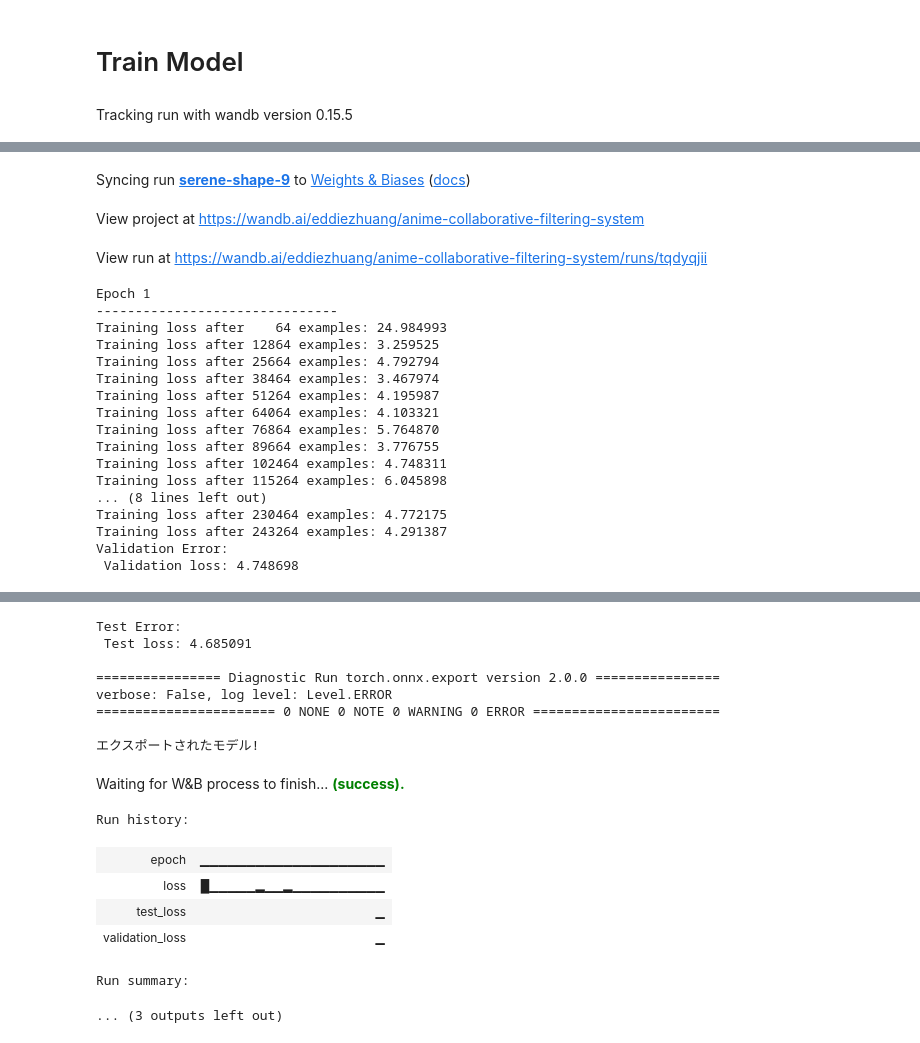
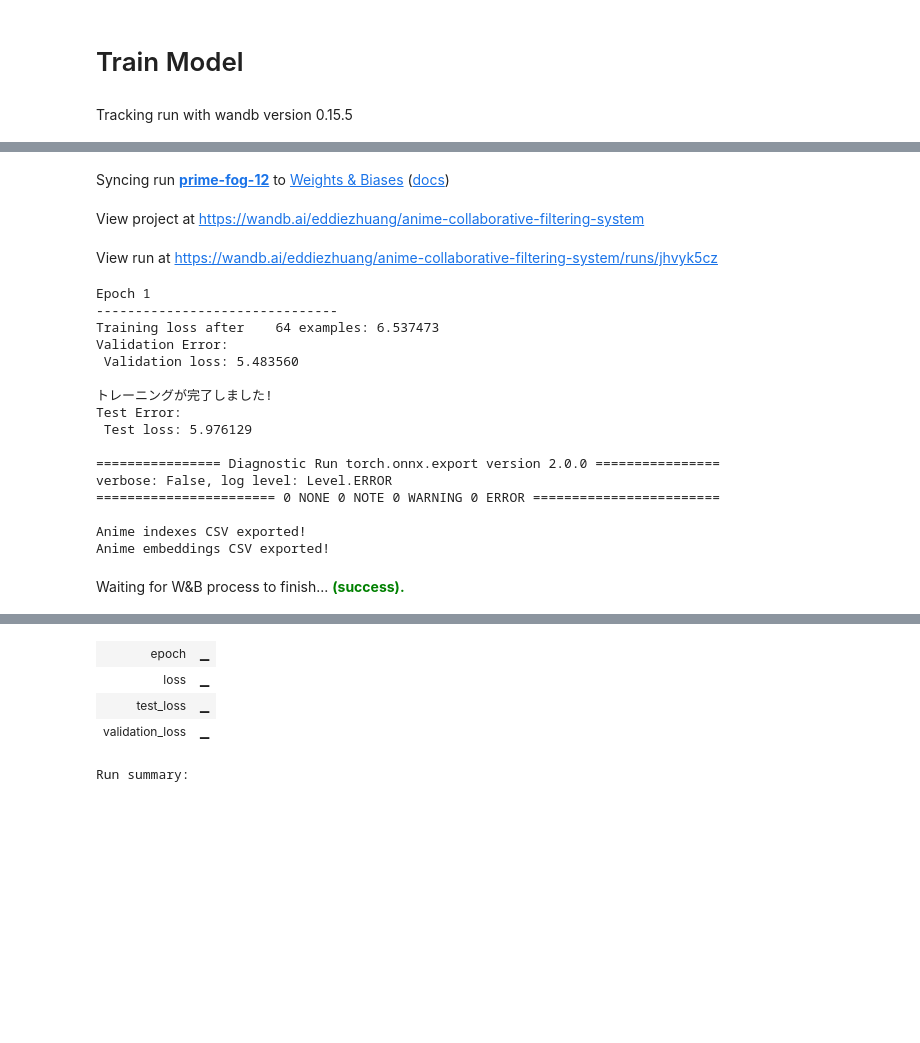
Before and after one commit to EdZ543/anime-collaborative-filtering-system, a Jupyter notebook: anime-collaborative-filtering-system.ipynb, the cells around one changed output, grey strips where cells are left out. Saved outputs shown, nothing was run; the diff lists cells and outputs as text; code cells hidden in the pictures; blank space fills up the shorter version.

Commit message:
Kaggle Notebook | Anime Collaborative Filtering System | Version 4

```diff
--- a/anime-collaborative-filtering-system.ipynb
+++ b/anime-collaborative-filtering-system.ipynb
@@ -235,9 +236,9 @@ def model_pipeline(hyperparameters):
     with wandb.init(project="anime-collaborative-filtering-system", config=hyperparameters):
         config = wandb.config
 
-        train_dataset = ReviewDataset(train_reviews, user_to_index, anime_to_index)
-        validation_dataset = ReviewDataset(validation_reviews, user_to_index, anime_to_index)
-        test_dataset = ReviewDataset(test_reviews, user_to_index, anime_to_index)
+        train_dataset = ReviewDataset(train_reviews[:100], user_to_index, anime_to_index)
+        validation_dataset = ReviewDataset(validation_reviews[:100], user_to_index, anime_to_index)
+        test_dataset = ReviewDataset(test_reviews[:100], user_to_index, anime_to_index)
 
         train_dataloader = DataLoader(train_dataset, batch_size=config.batch_size, shuffle=True)
         validation_dataloader = DataLoader(validation_dataset, batch_size=config.batch_size, shuffle=True)
@@ -255,16 +256,17 @@ def model_pipeline(hyperparameters):
         test(test_dataloader, model, loss_function, False)
 
         # Export model
-        try:
-            sample_users = torch.randint(len(unique_users), (config.batch_size, 1))
-            sample_animes = torch.randint(len(unique_animes), (config.batch_size, 1))
-            sample_input = torch.cat((sample_users, sample_animes), 1)
-            sample_input = sample_input.to(device)
-            export_model(model, sample_input, 'model.onnx')
-        except Exception as e:
-            print(e)
+        sample_users = torch.randint(len(unique_users), (config.batch_size, 1))
+        sample_animes = torch.randint(len(unique_animes), (config.batch_size, 1))
+        sample_input = torch.cat((sample_users, sample_animes), 1)
+        sample_input = sample_input.to(device)
+        export_model(model, sample_input, 'model.onnx')
 
-        return model
+        export_anime_indexes('anime_indexes.csv')
+        anime_embeddings = model.item_embeddings.weight
+        export_anime_embeddings(anime_embeddings, 'anime_embeddings.csv')
+
+        return model, anime_embeddings
 # %%
 def train(dataloader, validation_dataloader, model, epochs, loss_function, optimizer):
     """
@@ -364,6 +390,6 @@ config = {
 }
 # %%
 # Build, train and analyze the model with the pipeline
-model = model_pipeline(config)
+model, anime_embeddings = model_pipeline(config)
 # %% [output]
 Tracking run with wandb version 0.15.5
@@ -371,20 +397,20 @@ Run data is saved locally in /kaggle/working/wandb/run-20230719_190206-tqdyqjii
-Syncing run serene-shape-9 to Weights & Biases (docs)
+Syncing run prime-fog-12 to Weights & Biases (docs)
 View project at https://wandb.ai/eddiezhuang/anime-collaborative-filtering-system
-View run at https://wandb.ai/eddiezhuang/anime-collaborative-filtering-system/runs/tqdyqjii
+View run at https://wandb.ai/eddiezhuang/anime-collaborative-filtering-system/runs/jhvyk5cz
 Epoch 1
 -------------------------------
-Training loss after    64 examples: 24.984993
-Training loss after 12864 examples: 3.259525
-Training loss after 25664 examples: 4.792794
-Training loss after 38464 examples: 3.467974
-Training loss after 51264 examples: 4.195987
-Training loss after 64064 examples: 4.103321
-Training loss after 76864 examples: 5.764870
-Training loss after 89664 examples: 3.776755
-Training loss after 102464 examples: 4.748311
-Training loss after 115264 examples: 6.045898
-... (8 lines left out)
-Training loss after 230464 examples: 4.772175
-Training loss after 243264 examples: 4.291387
+Training loss after    64 examples: 6.537473
 Validation Error:
- Validation loss: 4.748698
+ Validation loss: 5.483560
+
+トレーニングが完了しました!
+Test Error:
+ Test loss: 5.976129
+
+================ Diagnostic Run torch.onnx.export version 2.0.0 ================
+verbose: False, log level: Level.ERROR
+======================= 0 NONE 0 NOTE 0 WARNING 0 ERROR ========================
+
+Anime indexes CSV exported!
+Anime embeddings CSV exported!
+Waiting for W&B process to finish... (success).
@@ -392,16 +418,5 @@ wandb: WARNING Saving files without folders. If you want to preserve sub directo
+| epoch | ▁ |
+| loss | ▁ |
+| test_loss | ▁ |
+| validation_loss | ▁ |
-Test Error:
- Test loss: 4.685091
-
-================ Diagnostic Run torch.onnx.export version 2.0.0 ================
-verbose: False, log level: Level.ERROR
-======================= 0 NONE 0 NOTE 0 WARNING 0 ERROR ========================
-
-エクスポートされたモデル!
+Run summary:
-Waiting for W&B process to finish... (success).
-Run history:
-| epoch | ▁▁▁▁▁▁▁▁▁▁▁▁▁▁▁▁▁▁▁▁ |
-| loss | █▁▁▁▁▁▂▁▁▂▁▁▁▁▁▁▁▁▁▁ |
-| test_loss | ▁ |
-| validation_loss | ▁ |
-Run summary:
-... (3 outputs left out)
```
Also changed, not shown: parts of 8 cells of this notebook.
